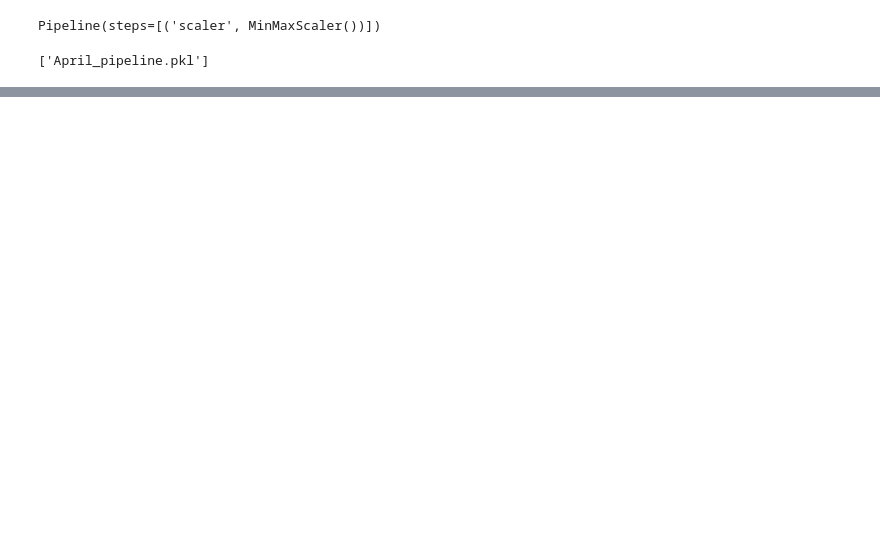
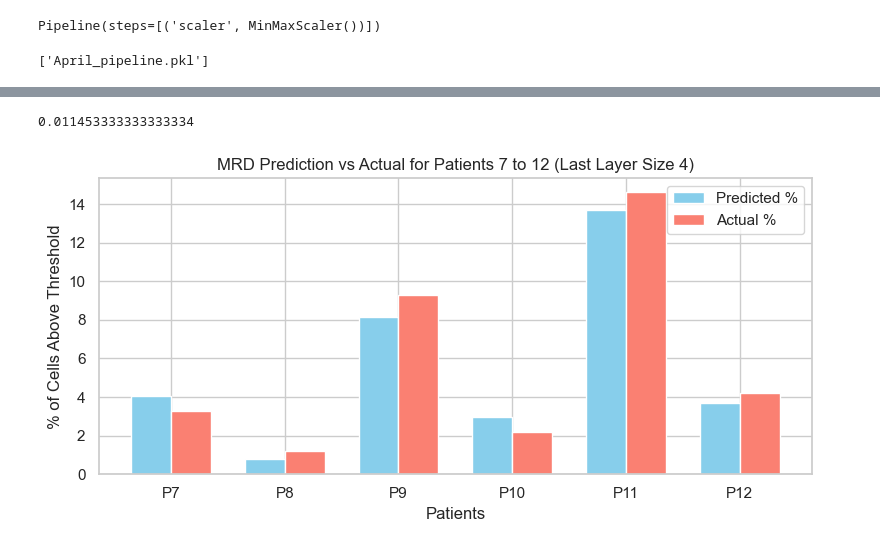
Before and after one commit to subhadyuti64/FlowCytometry, a Jupyter notebook: train.ipynb, the cells around one changed output, grey strips where cells are left out. Drawn from its saved outputs; the diff is of its cells as text; code cells hidden in the pictures; blank space fills up the shorter version.

```diff
--- a/train.ipynb
+++ b/train.ipynb
@@ -318,0 +787,4 @@ Total parameters: 844
+# %%
+print((0.01297+0.00972+0.01007+0.01488+0.01068+0.01040)/6)
+# %% [output]
+0.011453333333333334
@@ -318,0 +794,45 @@ Total parameters: 844
+# %%
+actual_percentages = [3.28, 1.2, 9.3, 2.17, 14.6, 4.2]
+predicted_percentages2 = [5.52,0.95, 9.83, 2.68, 9.14, 3.38]
+predicted_percentages4 = [2.92, 0.78, 9.78, 2.8, 10.48, 2.9]
+predicted_percentages3 = [4.08, 0.80, 8.15, 2.97, 13.68, 3.68]
+# %%
+import matplotlib.pyplot as plt
+import seaborn as sns
+
+# Patient IDs
+patients_ = ['P7', 'P8', 'P9', 'P10', 'P11', 'P12']
+
+# # Predicted percentages by model
+# predicted_percentages4 = [2.92, 0.78, 9.78, 2.8, 10.48, 2.9]
+
+# Actual ground truth percentages
+actual_percentages = [3.28, 1.2, 9.3, 2.17, 14.6, 4.2]
+
+# Create a DataFrame for visualization
+df_plot = pd.DataFrame({
+    'Patient': patients_,
+    'Predicted': predicted_percentages3,
+    'Actual': actual_percentages
+})
+
+# Set plot style
+sns.set(style="whitegrid")
+plt.figure(figsize=(8, 4))
+
+# Plot bars
+bar_width = 0.35
+x = np.arange(len(patients_))
+plt.bar(x - bar_width/2, df_plot['Predicted'], bar_width, label='Predicted %', color='skyblue')
+plt.bar(x + bar_width/2, df_plot['Actual'], bar_width, label='Actual %', color='salmon')
+
+# Add labels and legend
+plt.xlabel('Patients')
+plt.ylabel('% of Cells Above Threshold')
+plt.title('MRD Prediction vs Actual for Patients 7 to 12 (Last Layer Size 4)')
+plt.xticks(ticks=x, labels=patients_)
+plt.legend()
+plt.tight_layout()
+plt.show()
+# %% [output]
+[figure, added]
```
Also changed, not shown: parts of 49 cells of this notebook, 1 other file.
